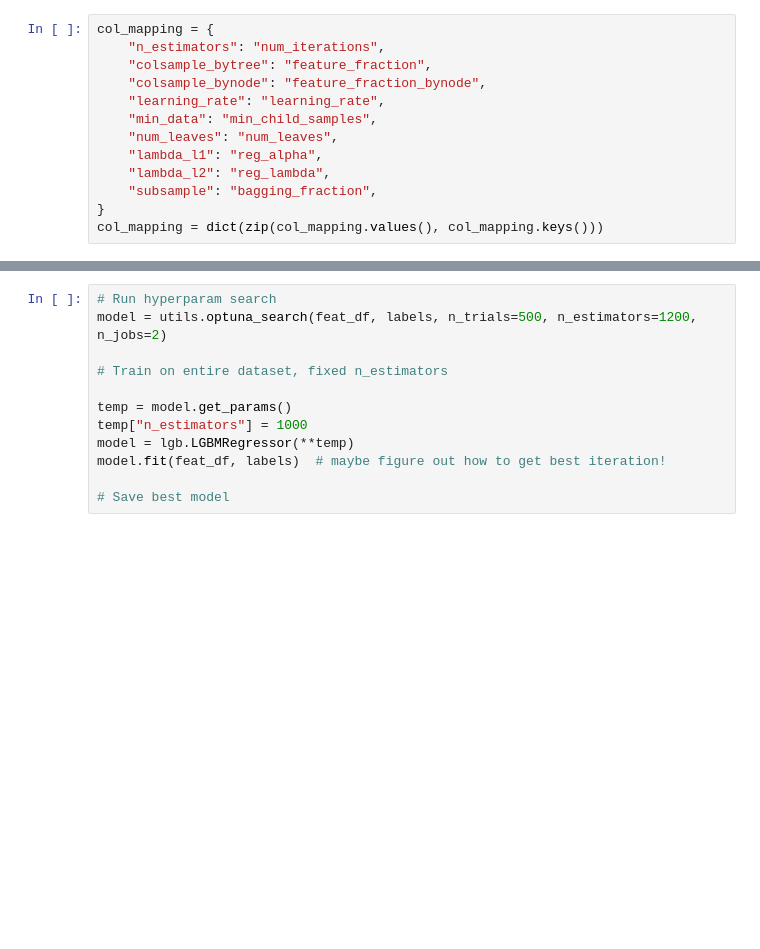
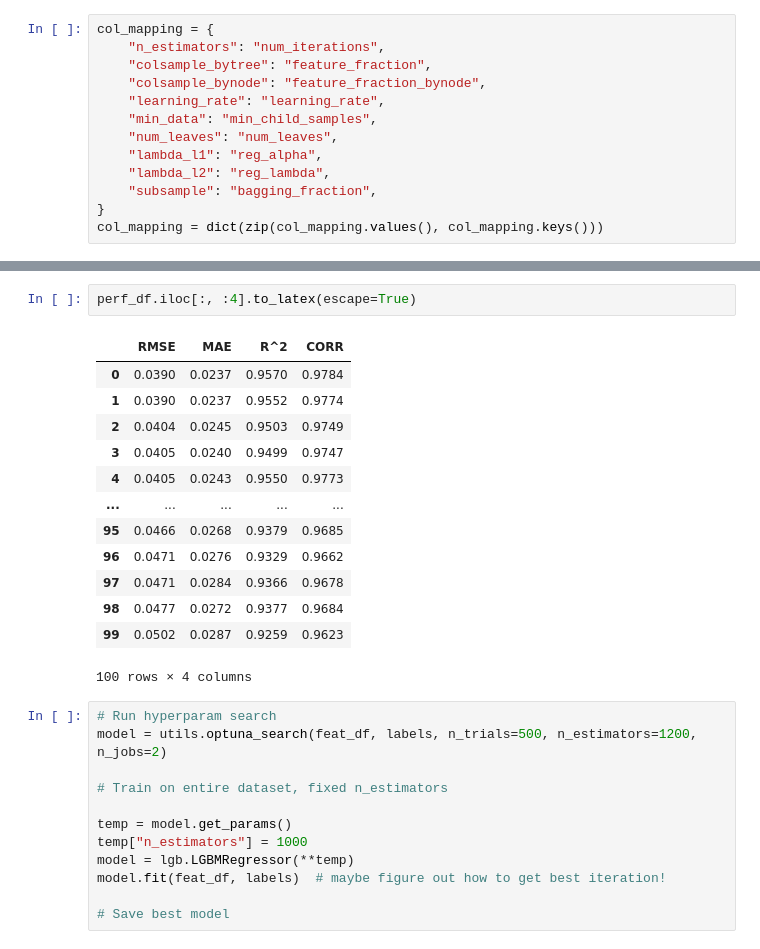
Before and after one commit to MaBody/aldiscore, a Jupyter notebook: notebooks/misc/prediction_dev.ipynb, the cells around one changed output, grey strips where cells are left out. Drawn from its saved outputs; the diff is of its cells as text; blank space fills up the shorter version.

```diff
--- a/notebooks/misc/prediction_dev.ipynb
+++ b/notebooks/misc/prediction_dev.ipynb
@@ -147,3 +144,19 @@ perf_df
+# %%
+perf_df.iloc[:, :4].to_latex(escape=True)
+# %% [output]
+|  | RMSE | MAE | R^2 | CORR |
+| 0 | 0.0390 | 0.0237 | 0.9570 | 0.9784 |
+| 1 | 0.0390 | 0.0237 | 0.9552 | 0.9774 |
+| 2 | 0.0404 | 0.0245 | 0.9503 | 0.9749 |
+| 3 | 0.0405 | 0.0240 | 0.9499 | 0.9747 |
+| 4 | 0.0405 | 0.0243 | 0.9550 | 0.9773 |
+| ... | ... | ... | ... | ... |
+| 95 | 0.0466 | 0.0268 | 0.9379 | 0.9685 |
+| 96 | 0.0471 | 0.0276 | 0.9329 | 0.9662 |
+| 97 | 0.0471 | 0.0284 | 0.9366 | 0.9678 |
+| 98 | 0.0477 | 0.0272 | 0.9377 | 0.9684 |
+| 99 | 0.0502 | 0.0287 | 0.9259 | 0.9623 |
+100 rows × 4 columns
 # %%
 # Run hyperparam search
 model = utils.optuna_search(feat_df, labels, n_trials=500, n_estimators=1200, n_jobs=2)
```
Also changed, not shown: parts of 1 cell of this notebook, 1 other file.
